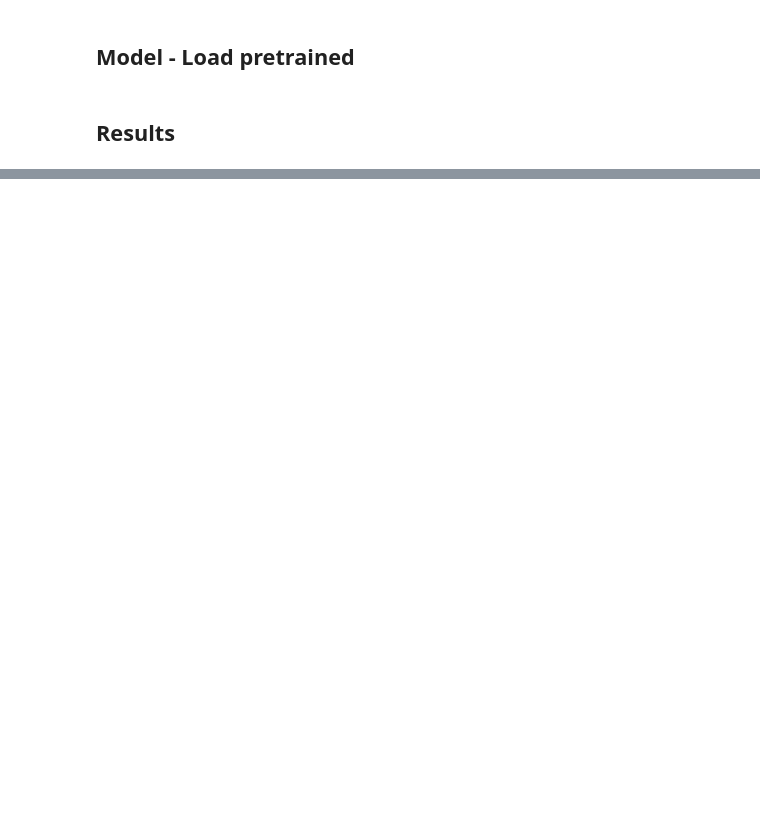
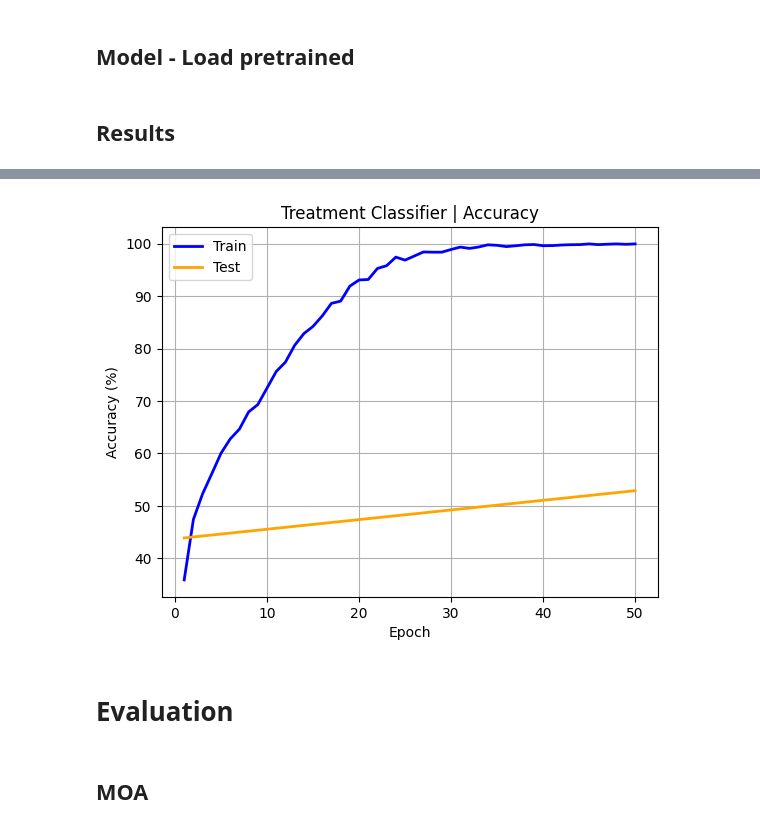
Before and after one commit to RasmusML/DiffCell, a Jupyter notebook: playground.ipynb, the cells around one changed output, grey strips where cells are left out. Drawn from its saved outputs; the diff is of its cells as text; code cells hidden in the pictures; blank space fills up the shorter version.

```diff
--- a/playground.ipynb
+++ b/playground.ipynb
@@ -118,0 +193,6 @@ plot_image(epoch_images[-1][0])
+# %%
+plot_treatment_classifier_accuracy(classifier_training_data)
+# %% [output]
+[figure, added]
+# %% [markdown]
+# Evaluation
@@ -118,0 +232,2 @@ plot_image(epoch_images[-1][0])
+# %% [markdown]
+## MOA
```
Also changed, not shown: parts of 35 cells of this notebook, 3 other files.
